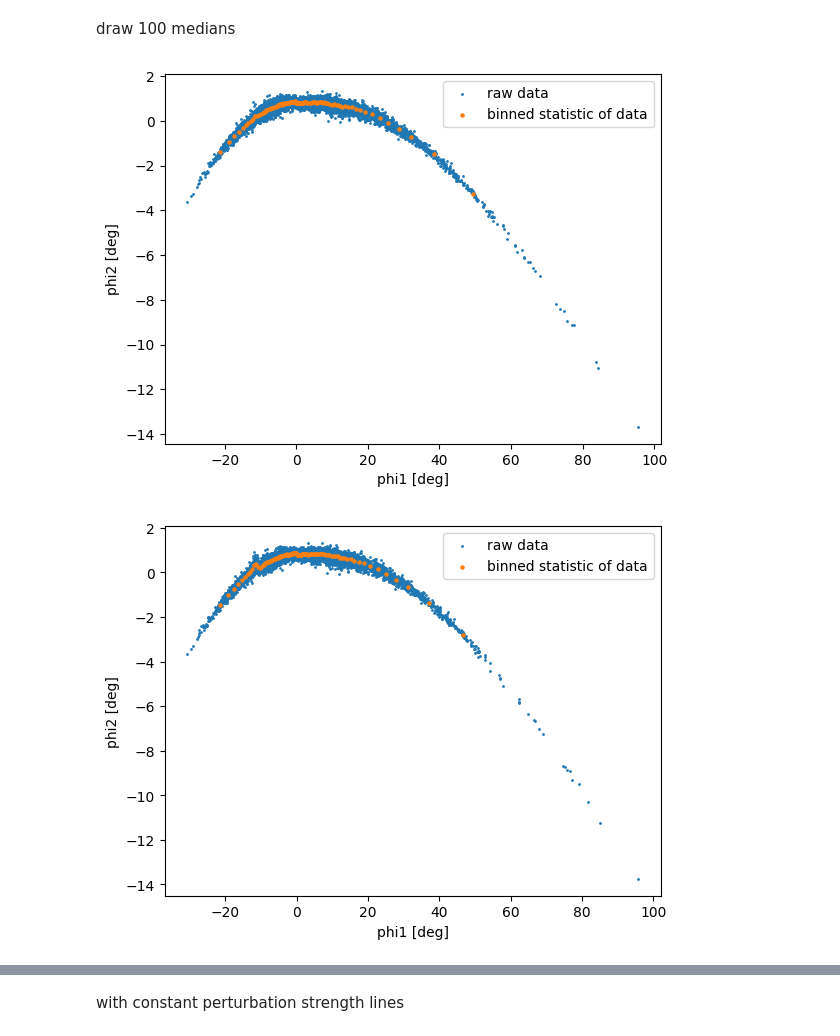
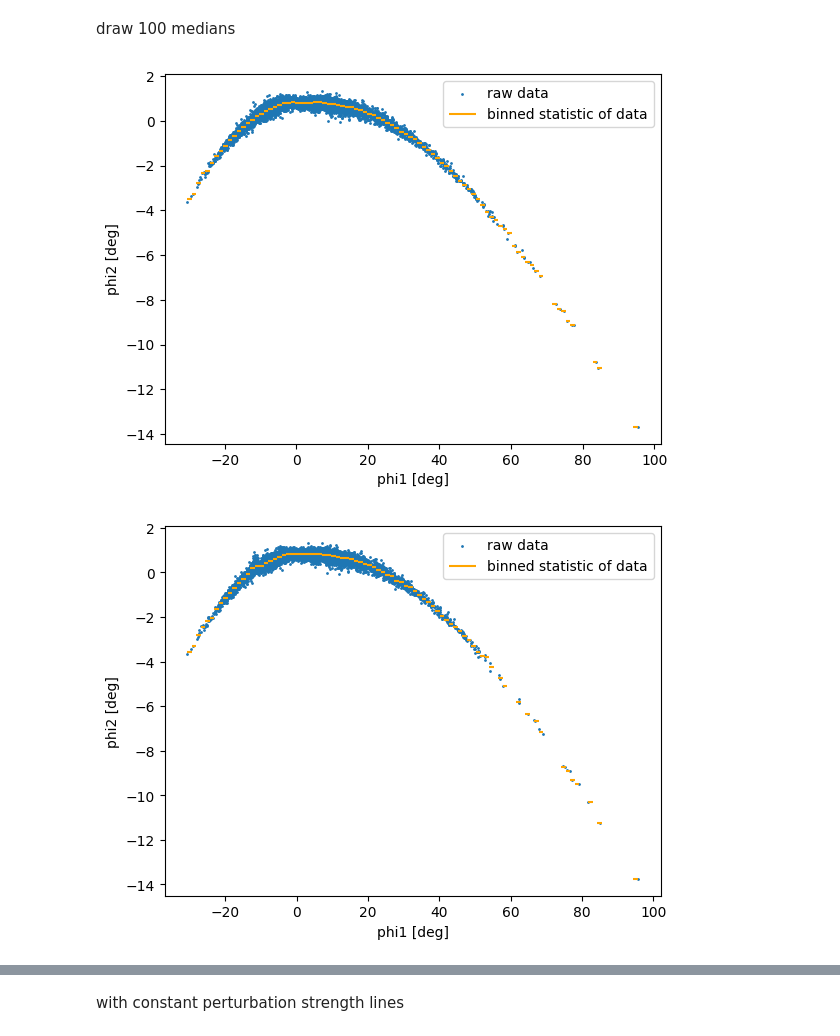
Before and after one commit to RutongPei/SBI-streameeeee, a Jupyter notebook: sims/a_simple_case.ipynb, the cells around one changed output, grey strips where cells are left out. Saved outputs shown, nothing was run; the diff lists cells and outputs as text; code cells hidden in the pictures.

```diff
--- a/sims/a_simple_case.ipynb
+++ b/sims/a_simple_case.ipynb
@@ -195,15 +212,15 @@ def draw_medians(phi1s,phi2s,bins = 100):
 # %%
 for i in range(3):
     data = np.genfromtxt(f'final_stream/final_stream_{i}.txt')
     phi1,phi2,dist,pm1,pm2,vr = obs_from_pos6d(data[:,:3],data[:,3:6],R_phi12_radec)
 
     plt.scatter(phi1,phi2,s =1, label='raw data')
-    draw_medians(phi1, phi2, 100)
+    draw_medians_scipy(phi1, phi2, 100)
 
     plt.xlabel("phi1 [deg]")
     plt.ylabel("phi2 [deg]")
     plt.legend()
     plt.show()
 # %% [output]
-[figure, old version]
+[figure, new version]
-[figure, old version]
+[figure, new version]
```
Also changed, not shown: parts of 3 cells of this notebook.
